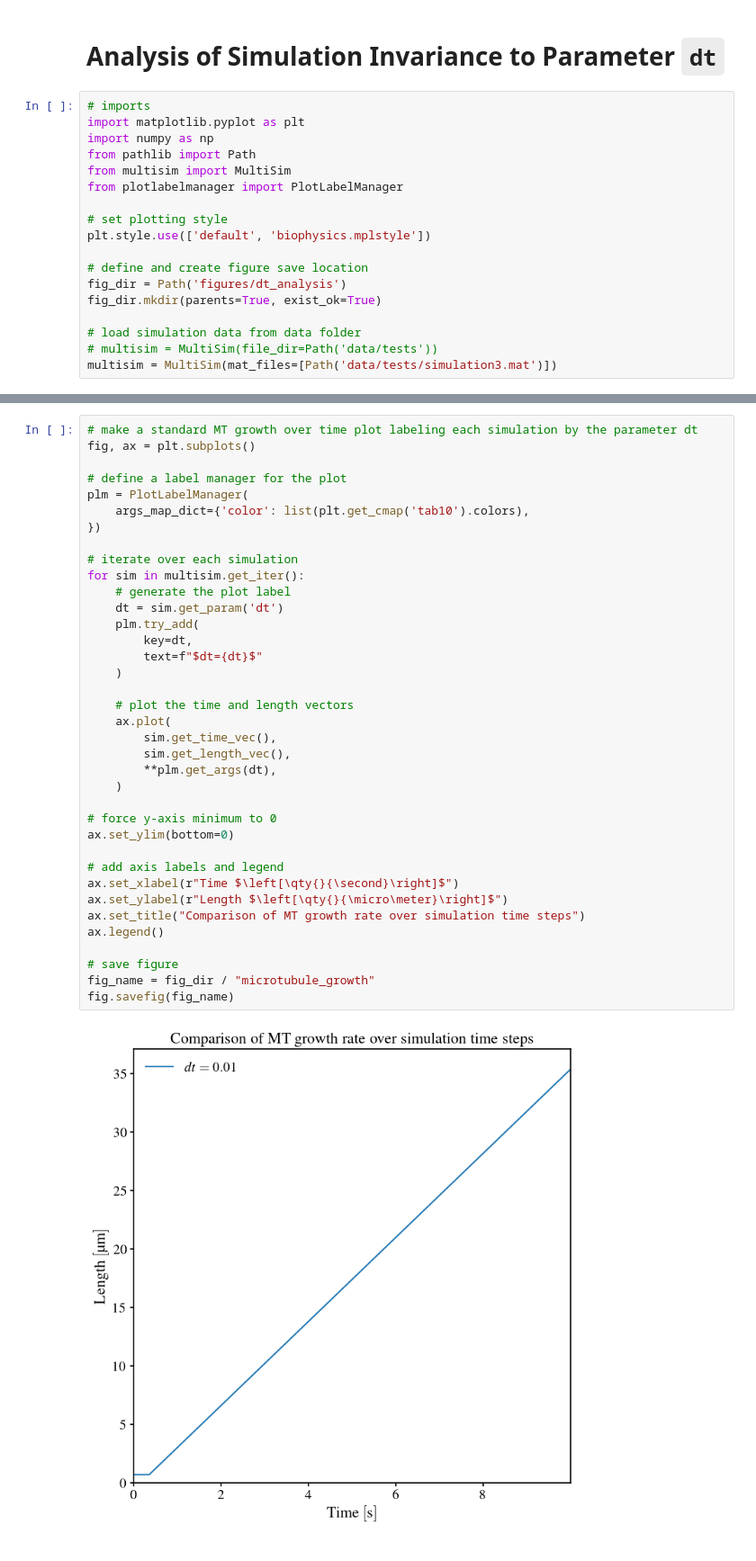
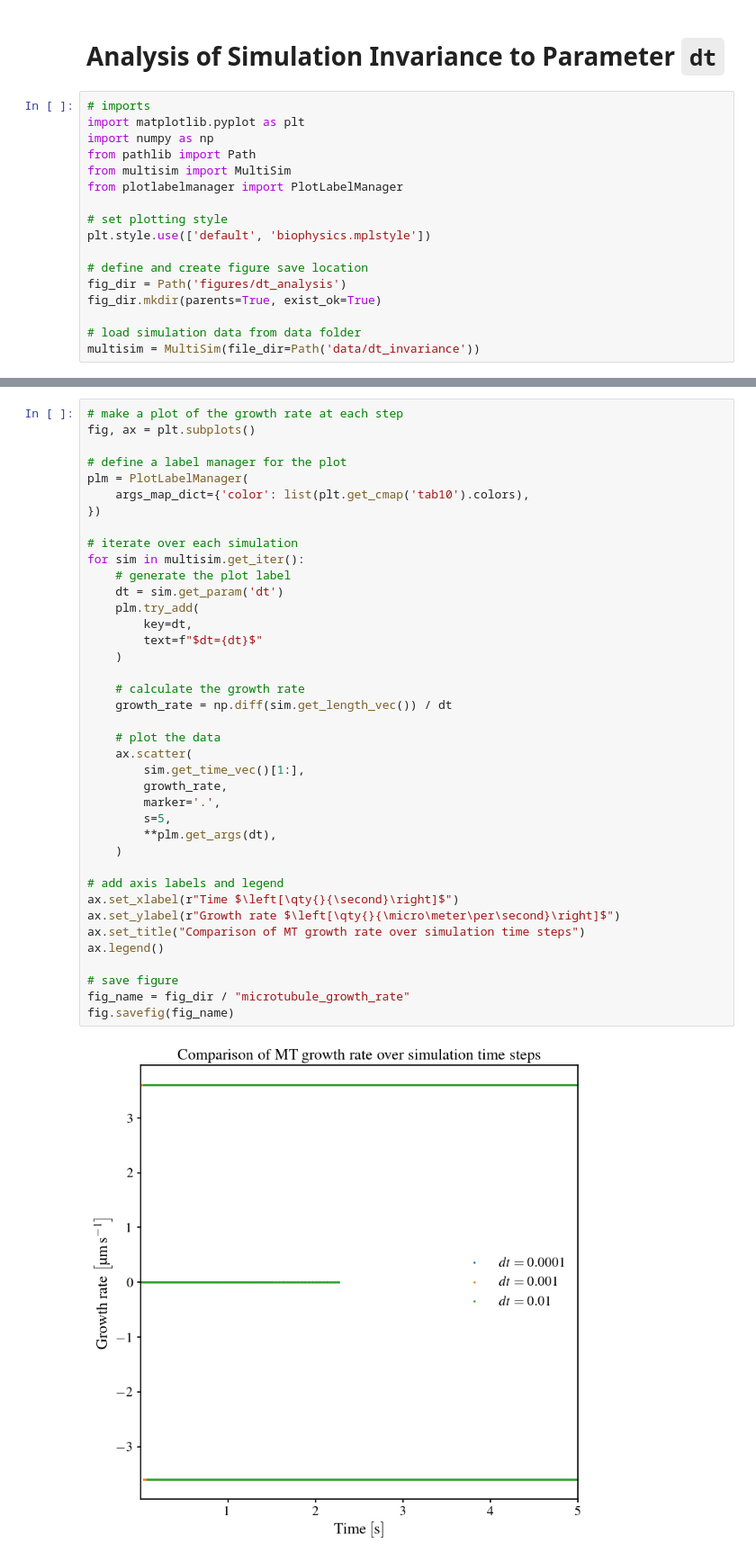
Before and after one commit to CWU-Computational-Biophysics/tau_mts, a Jupyter notebook: dt_analysis.ipynb, the cells around one changed output, grey strips where cells are left out. Shown at 90% size. Saved outputs shown, nothing was run; the diff lists cells and outputs as text.

Commit message:
confirmed dt invariance

```diff
--- a/dt_analysis.ipynb
+++ b/dt_analysis.ipynb
@@ -16,5 +16,4 @@ fig_dir = Path('figures/dt_analysis')
 fig_dir.mkdir(parents=True, exist_ok=True)
 
 # load simulation data from data folder
-# multisim = MultiSim(file_dir=Path('data/tests'))
-multisim = MultiSim(mat_files=[Path('data/tests/simulation3.mat')])
+multisim = MultiSim(file_dir=Path('data/dt_invariance'))
@@ -21,39 +88,41 @@ multisim = MultiSim(mat_files=[Path('data/tests/simulation3.mat')])
 # %%
-# make a standard MT growth over time plot labeling each simulation by the parameter dt
+# make a plot of the growth rate at each step
 fig, ax = plt.subplots()
 
 # define a label manager for the plot
 plm = PlotLabelManager(
     args_map_dict={'color': list(plt.get_cmap('tab10').colors),
 })
 
 # iterate over each simulation
 for sim in multisim.get_iter():
     # generate the plot label
     dt = sim.get_param('dt')
     plm.try_add(
         key=dt,
         text=f"$dt={dt}$"
     )
 
-    # plot the time and length vectors
-    ax.plot(
-        sim.get_time_vec(),
-        sim.get_length_vec(),
+    # calculate the growth rate
+    growth_rate = np.diff(sim.get_length_vec()) / dt
+
+    # plot the data
+    ax.scatter(
+        sim.get_time_vec()[1:],
+        growth_rate,
+        marker='.',
+        s=5,
         **plm.get_args(dt),
     )
 
-# force y-axis minimum to 0
-ax.set_ylim(bottom=0)
-
 # add axis labels and legend
 ax.set_xlabel(r"Time $\left[\qty{}{\second}\right]$")
-ax.set_ylabel(r"Length $\left[\qty{}{\micro\meter}\right]$")
+ax.set_ylabel(r"Growth rate $\left[\qty{}{\micro\meter\per\second}\right]$")
 ax.set_title("Comparison of MT growth rate over simulation time steps")
 ax.legend()
 
 # save figure
-fig_name = fig_dir / "microtubule_growth"
+fig_name = fig_dir / "microtubule_growth_rate"
 fig.savefig(fig_name)
 # %% [output]
-[figure, old version]
+[figure, new version]
```
Also changed, not shown: parts of 2 cells of this notebook, 5 other files.
